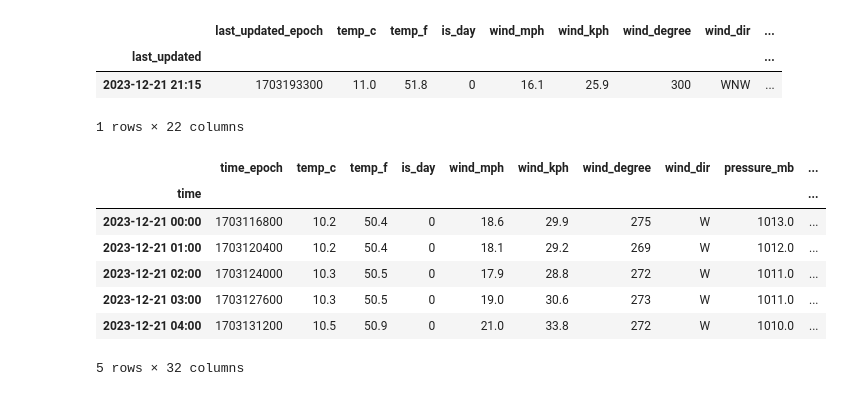
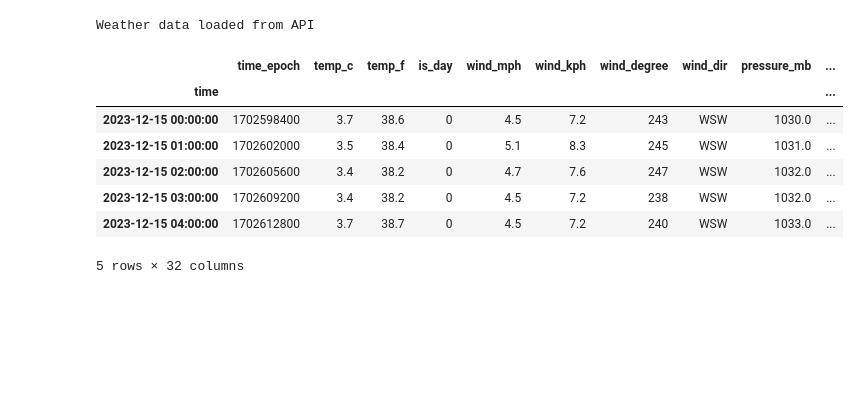
Before and after one commit to tennisnuts/Power-Forecast, a Jupyter notebook: playground.ipynb, the cells around one changed output. Drawn from its saved outputs; the diff is of its cells as text; code cells hidden in the pictures; blank space fills up the shorter version.

```diff
--- a/playground.ipynb
+++ b/playground.ipynb
@@ -25,0 +14,9 @@ generation_df.head()
+# %%
+year = 2023
+month = 12
+day = 15
+date_time = datetime(year=year, month=month, day=day)
+
+generation_df, consumption_df = get_sensor_data(date_time)
+
+generation_df.head()
@@ -36,24 +42,15 @@ ax.legend()
 # %%
 postcode = 'WR7 4BU'
-current_weather = get_current_weather(postcode)
-current_weather
+
+weather = get_weather_data(postcode, date_time)
+weather.head()
 # %% [output]
+Weather data loaded from API
-|  | last_updated_epoch | temp_c | temp_f | is_day | wind_mph | wind_kph | wind_degree | wind_dir | ... |
-| last_updated |  |  |  |  |  |  |  |  | ... |
-| 2023-12-21 21:15 | 1703193300 | 11.0 | 51.8 | 0 | 16.1 | 25.9 | 300 | WNW | ... |
+|  | time_epoch | temp_c | temp_f | is_day | wind_mph | wind_kph | wind_degree | wind_dir | pressure_mb | ... |
+| time |  |  |  |  |  |  |  |  |  | ... |
+| 2023-12-15 00:00:00 | 1702598400 | 3.7 | 38.6 | 0 | 4.5 | 7.2 | 243 | WSW | 1030.0 | ... |
+| 2023-12-15 01:00:00 | 1702602000 | 3.5 | 38.4 | 0 | 5.1 | 8.3 | 245 | WSW | 1031.0 | ... |
+| 2023-12-15 02:00:00 | 1702605600 | 3.4 | 38.2 | 0 | 4.7 | 7.6 | 247 | WSW | 1032.0 | ... |
+| 2023-12-15 03:00:00 | 1702609200 | 3.4 | 38.2 | 0 | 4.5 | 7.2 | 238 | WSW | 1032.0 | ... |
+| 2023-12-15 04:00:00 | 1702612800 | 3.7 | 38.7 | 0 | 4.5 | 7.2 | 240 | WSW | 1033.0 | ... |
-1 rows × 22 columns
+5 rows × 32 columns
-# %%
-postcode = 'WR7 4BU'
-date_time = datetime(year=2023, month=12, day=21)
-
-weather = get_historical_weather(postcode, date_time)
-weather.head()
-# %% [output]
-|  | time_epoch | temp_c | temp_f | is_day | wind_mph | wind_kph | wind_degree | wind_dir | pressure_mb | ... |
-| time |  |  |  |  |  |  |  |  |  | ... |
-| 2023-12-21 00:00 | 1703116800 | 10.2 | 50.4 | 0 | 18.6 | 29.9 | 275 | W | 1013.0 | ... |
-| 2023-12-21 01:00 | 1703120400 | 10.2 | 50.4 | 0 | 18.1 | 29.2 | 269 | W | 1012.0 | ... |
-| 2023-12-21 02:00 | 1703124000 | 10.3 | 50.5 | 0 | 17.9 | 28.8 | 272 | W | 1011.0 | ... |
-| 2023-12-21 03:00 | 1703127600 | 10.3 | 50.5 | 0 | 19.0 | 30.6 | 273 | W | 1011.0 | ... |
-| 2023-12-21 04:00 | 1703131200 | 10.5 | 50.9 | 0 | 21.0 | 33.8 | 272 | W | 1010.0 | ... |
-5 rows × 32 columns
```
Also changed, not shown: parts of 11 cells of this notebook, 3 other files.
